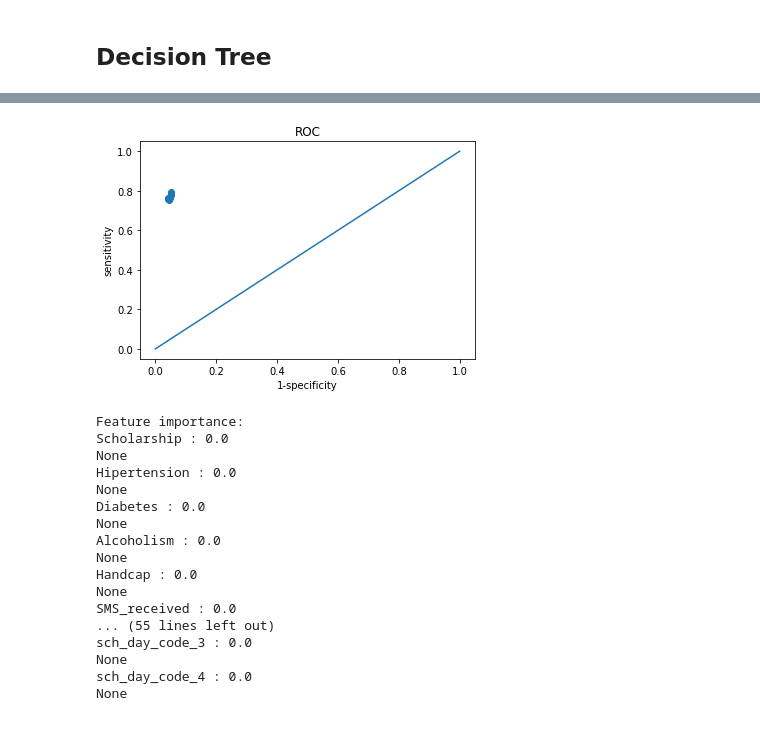
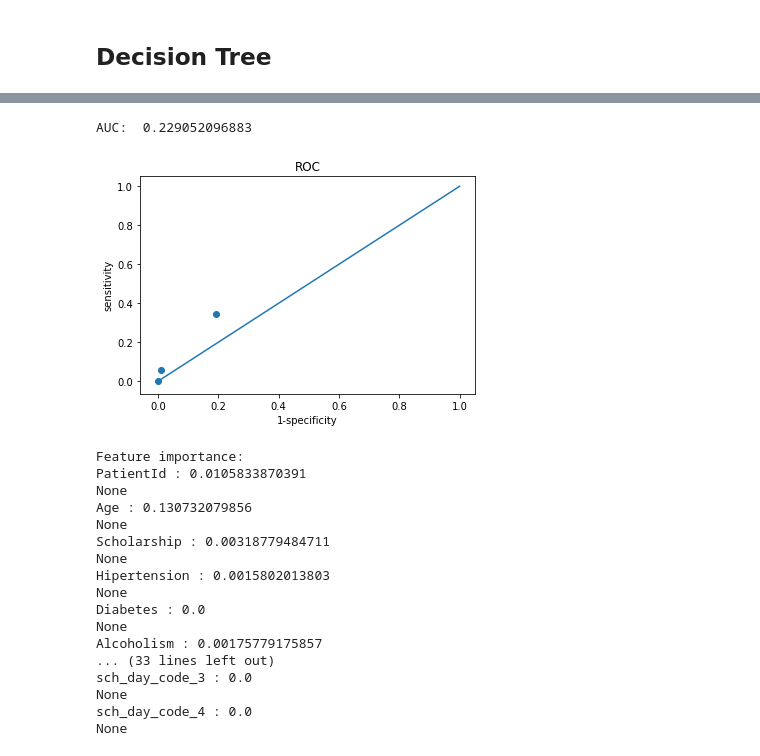
Before and after one commit to idotsuk/patients_no_show, a Jupyter notebook: patient_no_show.ipynb, the cells around one changed output, grey strips where cells are left out. Cells and saved outputs as stored; diff of their text form; code cells hidden in the pictures.

```diff
--- a/patient_no_show.ipynb
+++ b/patient_no_show.ipynb
@@ -11,7 +11,7 @@ import matplotlib.pyplot as plt
 import os
 os.environ["PATH"] += os.pathsep + 'C:/Program Files (x86)/Graphviz2.38/bin/'
 print(device_lib.list_local_devices())
-data = pd.read_csv(r'C:\Users\Ido\Desktop\datasets\patient_no_show\noshowdata.csv')
+data_raw = pd.read_csv(r'C:\Users\Ido\Desktop\datasets\patient_no_show\noshowdata.csv')
 # %% [output]
 Using TensorFlow backend.
 [name: "/device:CPU:0"
@@ -33,6 +33,7 @@ physical_device_desc: "device: 0, name: GeForce 940M, pci bus id: 0000:06:00.0,
 # Preprocessing
 # %%
 #First, let's look at the data. Most features are binary coded.
+data = pd.DataFrame(data_raw)
 data.describe()
 # %% [output]
 |  | PatientId | AppointmentID | Age | Scholarship | Hipertension | Diabetes | Alcoholism | Handcap | ... |
@@ -672,18 +754,25 @@ from sklearn.model_selection import train_test_split
 from sklearn.decomposition import PCA
 from sklearn import metrics
 
-def test_classifier(classifier ,data ,reps = 1, test_size = 0.2, exclude = [], pca = False, pca_components=0):
+
+
+def test_classifier(classifier ,data ,reps = 1, test_size = 0.2, exclude = [], pca = False, pca_components=0,rate_patients=False):
 
     y_hat=np.array([])
     y=np.array([])
 
     for seed in np.arange(0,reps,1):
-        X_train, X_test, y_train, y_test = train_test_split(data_clean.drop(columns=(['no_show']+exclude)),\
-                                                            data['no_show'] , test_size = test_size)
+        X_train, X_test, y_train, y_test = train_test_split(data, data['no_show'] , test_size = test_size)
+        if rate_patients:
+            X_train, X_test = add_patient_rate(X_train,X_test)
+        #print(X_train[:1],X_test[:1])
+        X_test = X_test.drop(columns=(['no_show']+exclude))
+        X_train =  X_train.drop(columns=(['no_show']+exclude))
         if pca:
             pca_ = PCA(n_components=pca_components)
             X_train = pd.DataFrame(pca_.fit_transform(X_train.values),columns=['component_'+str(x) for x in range(pca_components)])
             X_test = pd.DataFrame(pca_.fit_transform(X_test.values),columns=['component_'+str(x) for x in range(pca_components)])
+
         classifier.fit(y = y_train,X = X_train)
         if (len(y)<1):
             y_hat = classifier.predict(X_test)
@@ -750,10 +839,6 @@ def roc_graph(y,y_hat, threshold = None, labels = False):
 
     plt.show()
 
-
-def trap_area(x1,x2,y1,y2):
-    return (y2-y1)*(x2+x1)/2
-
 def roc_auc(TPR,FPR):
 
 
@@ -767,0 +853,5 @@ A decision tree isn't the best method for the way I've designed the features, bu
+# %%
+
+tree_data = transform_data(data_raw, age_splits = False, age_range = [0,100], age_splits_num = 5,age_splits_base = 2,age_smudge = True ,\
+                   time_diff_splits = False,  time_diff_splits_num = 5, time_diff_splits_base = 2, time_diff_smudge = True,\
+                   scheduled_day = False, appointment_day = False)
@@ -768,48 +871,51 @@ A decision tree isn't the best method for the way I've designed the features, bu
 # %%
+
+
 from sklearn.tree import DecisionTreeClassifier
 from sklearn.tree import export_graphviz
 import graphviz
-impurities = [0.001,0.002,0.00005]
+
+impurities = [0.002,0.000000001,0.00005]
 excludes = []
 y = np.array([])
 y_hat = np.array([])
 for impurity in impurities:
     tree = DecisionTreeClassifier(min_impurity_decrease = impurity)
-    this_y, this_y_hat = test_classifier(tree,data_clean,test_size = 0.3,reps = 3, exclude = excludes)
-
+    this_y, this_y_hat = test_classifier(tree,tree_data,test_size = 0.01,reps = 1, exclude = excludes)
     if (len(y) < 1):
         y = this_y
         y_hat = this_y_hat
     else:
         y = np.vstack([y, this_y])
         y_hat = np.vstack([y_hat, this_y_hat])
 
 roc_graph(y,y_hat)
-dot_data = export_graphviz(tree,out_file = None,feature_names= data_clean.drop(columns=excludes).columns.values[1::],
+dot_data = export_graphviz(tree,out_file = None,feature_names= tree_data.drop(columns=excludes).columns.values[:-1:],
                          filled=True, rounded=True,
                          special_characters=True)
 print('Feature importance:')
-for a,b in zip(tree.feature_importances_, data_clean.columns.values):
+for a,b in zip(tree.feature_importances_, tree_data.columns.values):
     print(print(str(b)+' : '+str(a)))
 graph = graphviz.Source(dot_data)
 graph
 # %% [output]
+AUC:  0.229052096883
-[figure, old version]
+[figure, new version]
-Feature importance:
-Scholarship : 0.0
-None
-Hipertension : 0.0
-None
-Diabetes : 0.0
-None
-Alcoholism : 0.0
-None
-Handcap : 0.0
-None
-SMS_received : 0.0
-... (55 lines left out)
-sch_day_code_3 : 0.0
-None
-sch_day_code_4 : 0.0
-None
+Feature importance:
+PatientId : 0.0105833870391
+None
+Age : 0.130732079856
+None
+Scholarship : 0.00318779484711
+None
+Hipertension : 0.0015802013803
+None
+Diabetes : 0.0
+None
+Alcoholism : 0.00175779175857
+... (33 lines left out)
+sch_day_code_3 : 0.0
+None
+sch_day_code_4 : 0.0
+None
 [drawing not drawn]
```
Also changed, not shown: parts of 37 cells of this notebook.
